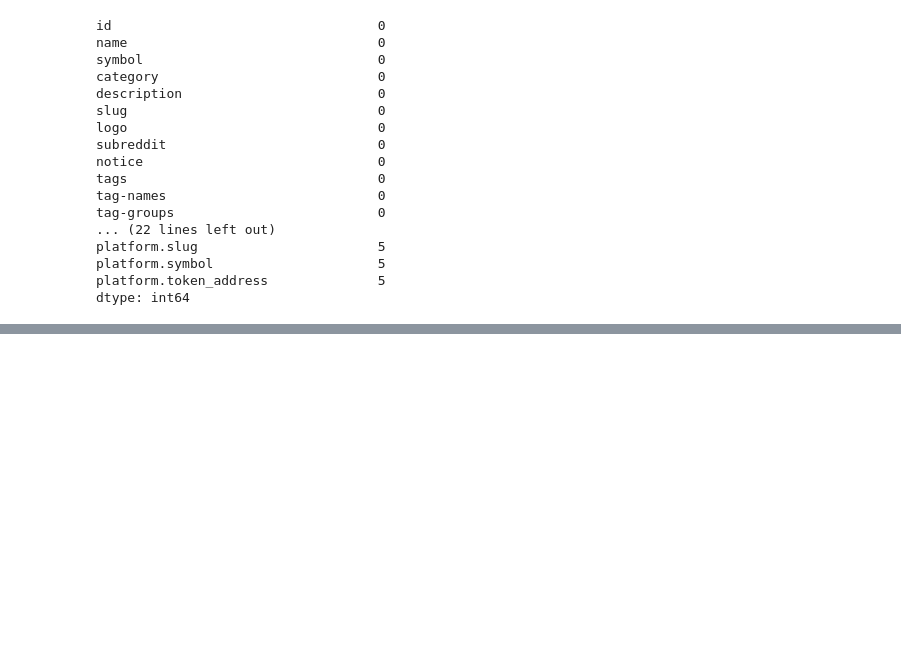
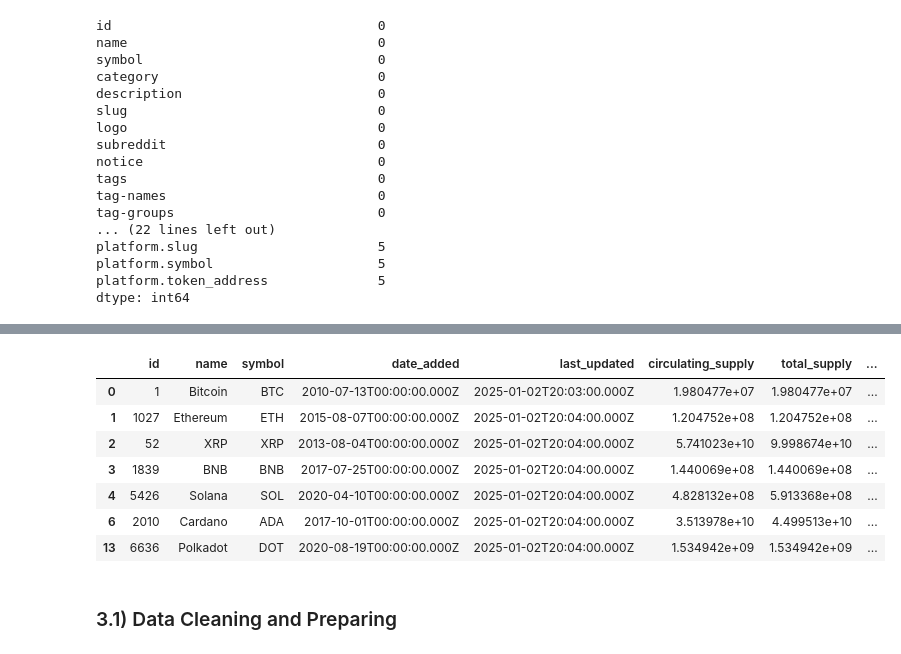
Before and after one commit to Lucas01iveira/Cryptocurrency-Tracker, a Jupyter notebook: Api_FirstApproach.ipynb, the cells around one changed output, grey strips where cells are left out. Drawn from its saved outputs; the diff is of its cells as text; code cells hidden in the pictures; blank space fills up the shorter version.

```diff
--- a/Api_FirstApproach.ipynb
+++ b/Api_FirstApproach.ipynb
@@ -182,0 +351,28 @@ df.to_csv('API-data/cryptocurrency_metada.csv', sep= ';', index= False)
+# %%
+# defining a new dataframe with only the columns we want to perform studies
+df= quotes[
+    [
+        'id', # crypto Id
+        'name', # crypto name
+        'symbol', # crypto symbol
+        'date_added', # date in which it was added to coinmarket cap database
+        'last_updated', # last updated date in coinmarket cap database
+        'circulating_supply', # approximate number of coins in circulation
+        'total_supply', # estimative of total number of coins that exist at the moment
+        'quote.USD.price', # estimative of the coin price in dollars
+        'quote.USD.volume_24h', # total trading volume over last 24h
+        'quote.USD.market_cap', # indicates the rank of the cryptocurrency based on its market capitalization
+        'quote.USD.percent_change_7d' # percentage change in the trading price over the last 7 day
+    ]
+]
+# %% [output]
+|  | id | name | symbol | date_added | last_updated | circulating_supply | total_supply | ... |
+| 0 | 1 | Bitcoin | BTC | 2010-07-13T00:00:00.000Z | 2025-01-02T20:03:00.000Z | 1.980477e+07 | 1.980477e+07 | ... |
+| 1 | 1027 | Ethereum | ETH | 2015-08-07T00:00:00.000Z | 2025-01-02T20:04:00.000Z | 1.204752e+08 | 1.204752e+08 | ... |
+| 2 | 52 | XRP | XRP | 2013-08-04T00:00:00.000Z | 2025-01-02T20:04:00.000Z | 5.741023e+10 | 9.998674e+10 | ... |
+| 3 | 1839 | BNB | BNB | 2017-07-25T00:00:00.000Z | 2025-01-02T20:04:00.000Z | 1.440069e+08 | 1.440069e+08 | ... |
+| 4 | 5426 | Solana | SOL | 2020-04-10T00:00:00.000Z | 2025-01-02T20:04:00.000Z | 4.828132e+08 | 5.913368e+08 | ... |
+| 6 | 2010 | Cardano | ADA | 2017-10-01T00:00:00.000Z | 2025-01-02T20:04:00.000Z | 3.513978e+10 | 4.499513e+10 | ... |
+| 13 | 6636 | Polkadot | DOT | 2020-08-19T00:00:00.000Z | 2025-01-02T20:04:00.000Z | 1.534942e+09 | 1.534942e+09 | ... |
+# %% [markdown]
+### 3.1) Data Cleaning and Preparing
```
Also changed, not shown: parts of 15 cells of this notebook.
